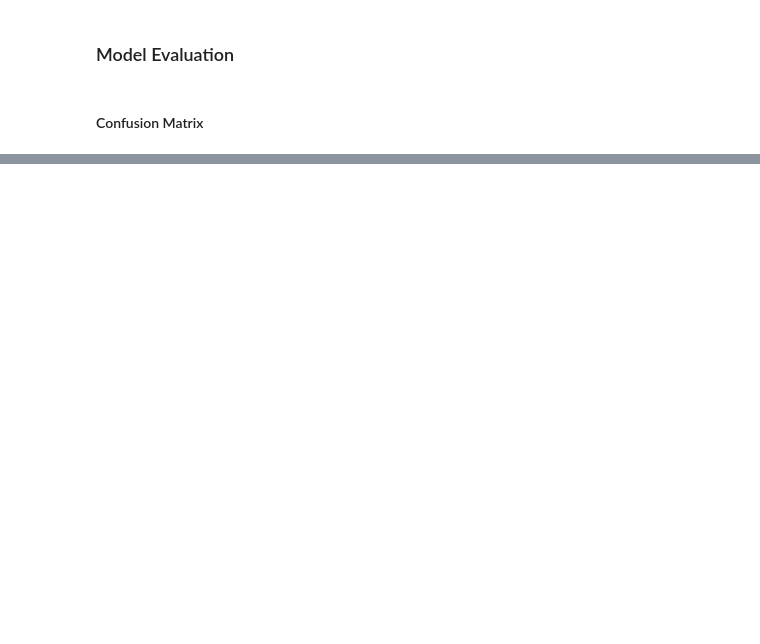
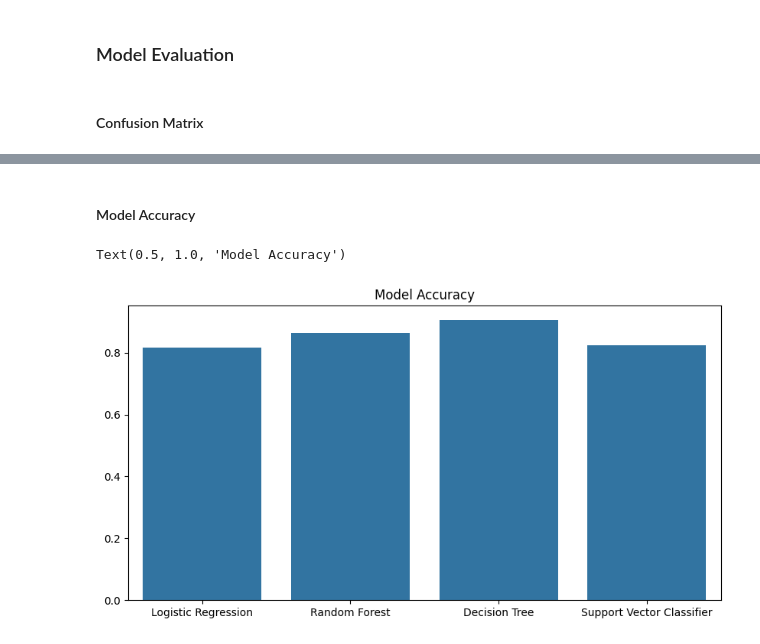
Before and after one commit to karmegamwithai/Osteoporosis-Risk-Prediction, a Jupyter notebook: notebook/Model_Building.ipynb, the cells around one changed output, grey strips where cells are left out. Cells and saved outputs as stored; diff of their text form; code cells hidden in the pictures; blank space fills up the shorter version.

```diff
--- a/notebook/Model_Building.ipynb
+++ b/notebook/Model_Building.ipynb
@@ -237,0 +281,12 @@ fig,ax = plt.sub
+# %% [markdown]
+#### Model Accuracy
+# %%
+#Bar chart for the accuracy of the models
+from sklearn.metrics import accuracy_score
+models=['Logistic Regression','Random Forest','Decision Tree','Support Vector Classifier']
+accuracy = [accuracy_score(y_test,lr_prediction),accuracy_score(y_test,rfc_pred),accuracy_score(y_test,dtree_pred),accuracy_score(y_test,svc_predit)]
+plt.figure(figsize=(10,5))
+sns.barplot(x=models,y=accuracy).set_title('Model Accuracy')
+# %% [output]
+Text(0.5, 1.0, 'Model Accuracy')
+[figure, added]
```
Also changed, not shown: parts of 20 cells of this notebook, 1 other file.
